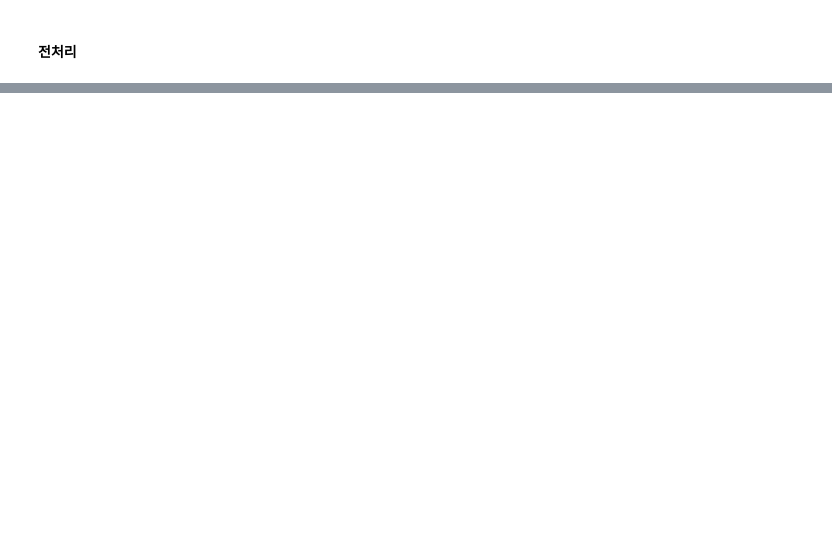
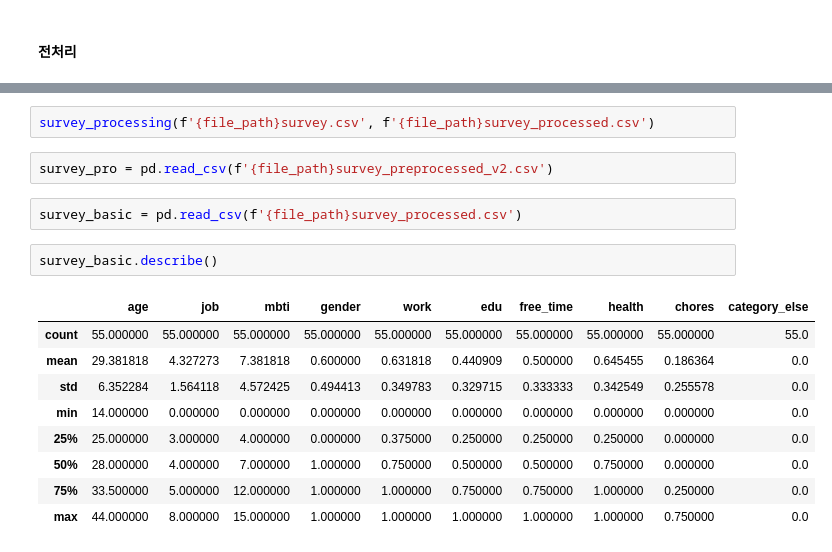
Before and after one commit to do-po/todo_list, a Jupyter notebook: oversampling.ipynb, the cells around one changed output, grey strips where cells are left out. Cells and saved outputs as stored; diff of their text form; blank space fills up the shorter version.

```diff
--- a/oversampling.ipynb
+++ b/oversampling.ipynb
@@ -656,3 +727,21 @@ survey_processing(f'{file_path}survey_oversampled_v2.csv', preprocessed_output_p
 print(f"전처리된 데이터가 저장되었습니다: {preprocessed_output_path}")
 # %% [output]
 전처리된 데이터가 저장되었습니다: ./refer/output/survey_preprocessed_v2.csv
+# %%
+survey_processing(f'{file_path}survey.csv', f'{file_path}survey_processed.csv')
+# %%
+survey_pro = pd.read_csv(f'{file_path}survey_preprocessed_v2.csv')
+# %%
+survey_basic = pd.read_csv(f'{file_path}survey_processed.csv')
+# %%
+survey_basic.describe()
+# %% [output]
+|  | age | job | mbti | gender | work | edu | free_time | health | chores | category_else |
+| count | 55.000000 | 55.000000 | 55.000000 | 55.000000 | 55.000000 | 55.000000 | 55.000000 | 55.000000 | 55.000000 | 55.0 |
+| mean | 29.381818 | 4.327273 | 7.381818 | 0.600000 | 0.631818 | 0.440909 | 0.500000 | 0.645455 | 0.186364 | 0.0 |
+| std | 6.352284 | 1.564118 | 4.572425 | 0.494413 | 0.349783 | 0.329715 | 0.333333 | 0.342549 | 0.255578 | 0.0 |
+| min | 14.000000 | 0.000000 | 0.000000 | 0.000000 | 0.000000 | 0.000000 | 0.000000 | 0.000000 | 0.000000 | 0.0 |
+| 25% | 25.000000 | 3.000000 | 4.000000 | 0.000000 | 0.375000 | 0.250000 | 0.250000 | 0.250000 | 0.000000 | 0.0 |
+| 50% | 28.000000 | 4.000000 | 7.000000 | 1.000000 | 0.750000 | 0.500000 | 0.500000 | 0.750000 | 0.000000 | 0.0 |
+| 75% | 33.500000 | 5.000000 | 12.000000 | 1.000000 | 1.000000 | 0.750000 | 0.750000 | 1.000000 | 0.250000 | 0.0 |
+| max | 44.000000 | 8.000000 | 15.000000 | 1.000000 | 1.000000 | 1.000000 | 1.000000 | 1.000000 | 0.750000 | 0.0 |
```
Also changed, not shown: parts of 46 cells of this notebook, 19 other files.
